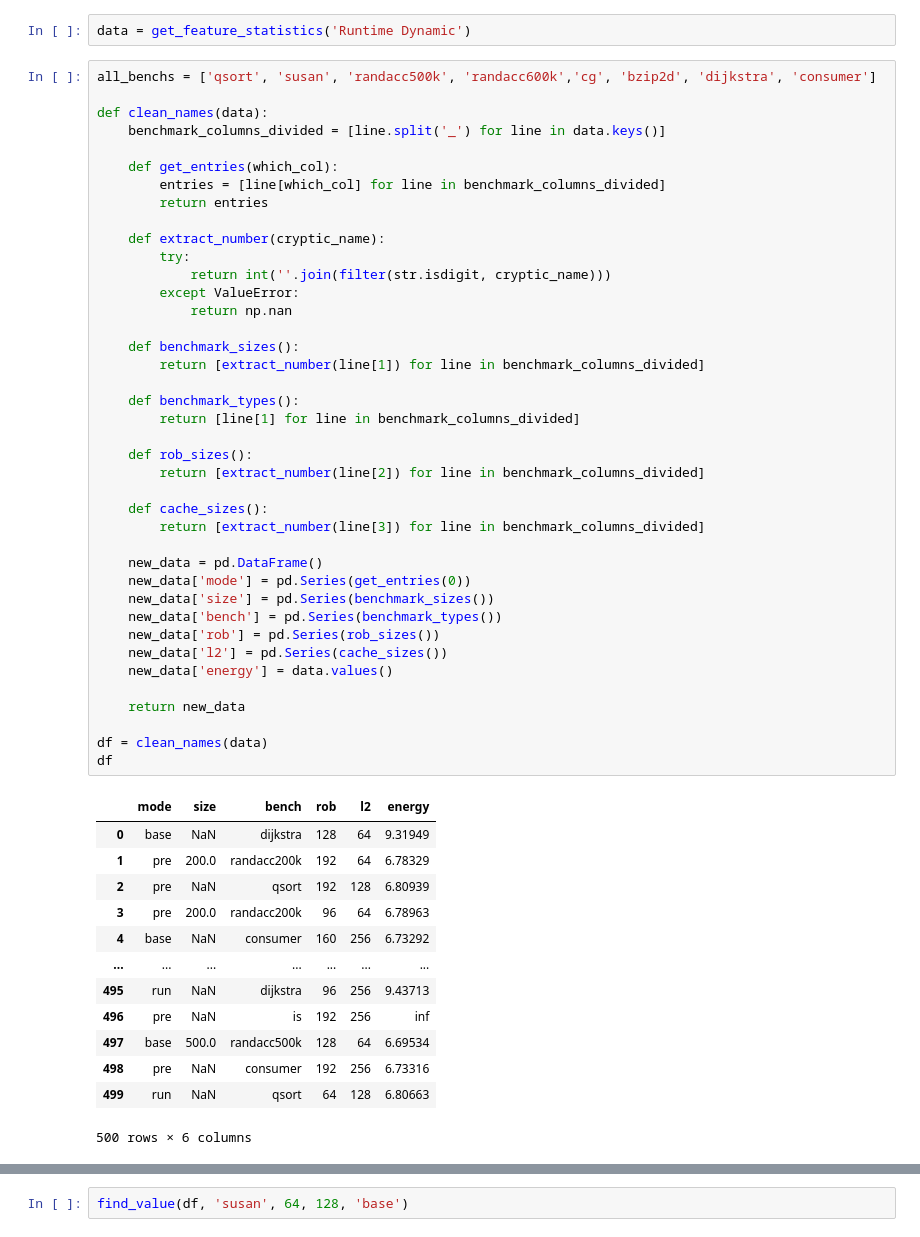
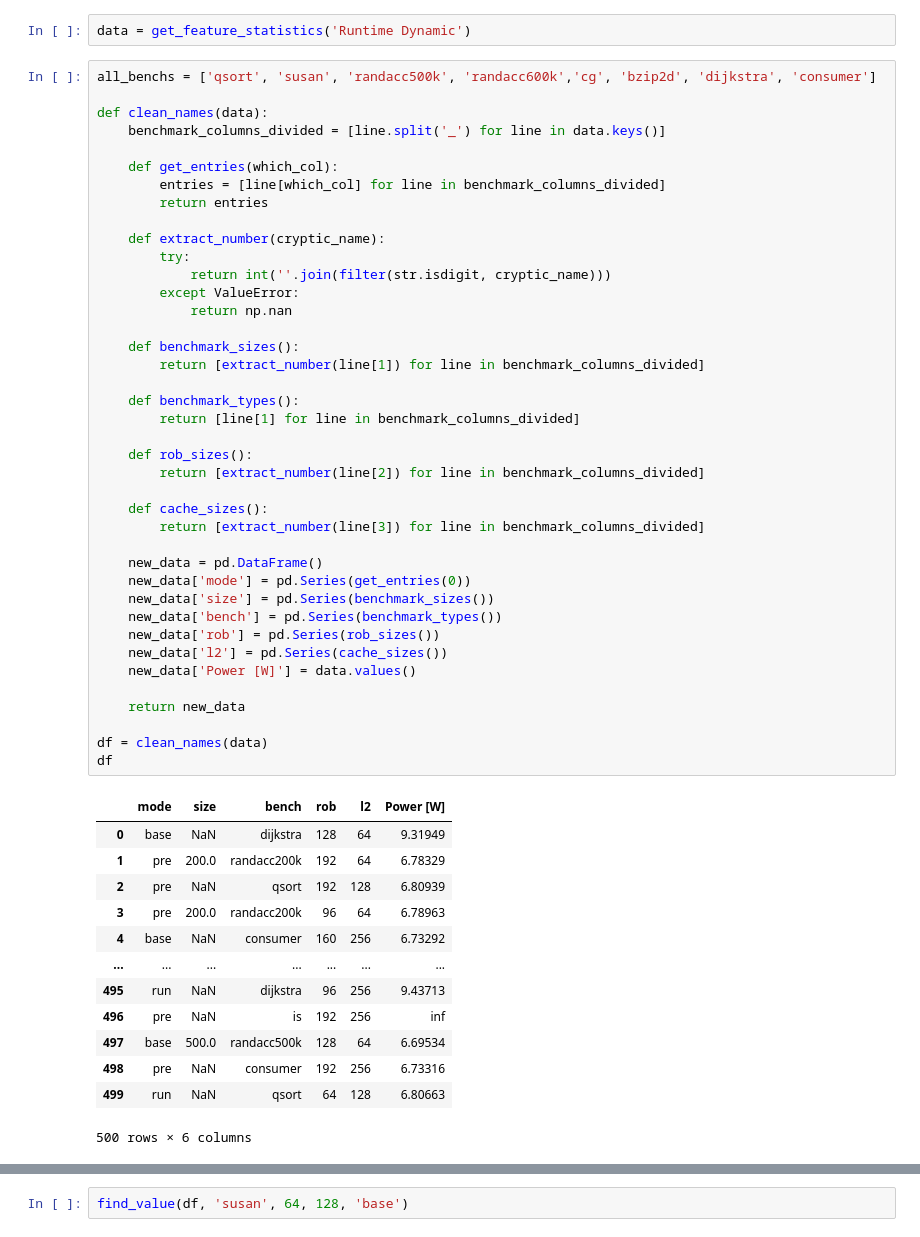
Before and after one commit to kuczmmar/Runahead, a Jupyter notebook: plotting_stats/ParserMcParser.ipynb, the cells around one changed output, grey strips where cells are left out. Saved outputs shown, nothing was run; the diff lists cells and outputs as text.

```diff
--- a/plotting_stats/ParserMcParser.ipynb
+++ b/plotting_stats/ParserMcParser.ipynb
@@ -75,35 +75,35 @@ def clean_names(data):
     def extract_number(cryptic_name):
         try:
             return int(''.join(filter(str.isdigit, cryptic_name)))
         except ValueError:
             return np.nan
 
     def benchmark_sizes():
         return [extract_number(line[1]) for line in benchmark_columns_divided]
 
     def benchmark_types():
         return [line[1] for line in benchmark_columns_divided]
 
     def rob_sizes():
         return [extract_number(line[2]) for line in benchmark_columns_divided]
 
     def cache_sizes():
         return [extract_number(line[3]) for line in benchmark_columns_divided]
 
     new_data = pd.DataFrame()
     new_data['mode'] = pd.Series(get_entries(0))
     new_data['size'] = pd.Series(benchmark_sizes())
     new_data['bench'] = pd.Series(benchmark_types())
     new_data['rob'] = pd.Series(rob_sizes())
     new_data['l2'] = pd.Series(cache_sizes())
-    new_data['energy'] = data.values()
+    new_data['Power [W]'] = data.values()
 
     return new_data
 
 df = clean_names(data)
 df
 # %% [output]
-|  | mode | size | bench | rob | l2 | energy |
+|  | mode | size | bench | rob | l2 | Power [W] |
 | 0 | base | NaN | dijkstra | 128 | 64 | 9.31949 |
 | 1 | pre | 200.0 | randacc200k | 192 | 64 | 6.78329 |
 | 2 | pre | NaN | qsort | 192 | 128 | 6.80939 |
```
Also changed, not shown: parts of 3 cells of this notebook, 1 other file.
